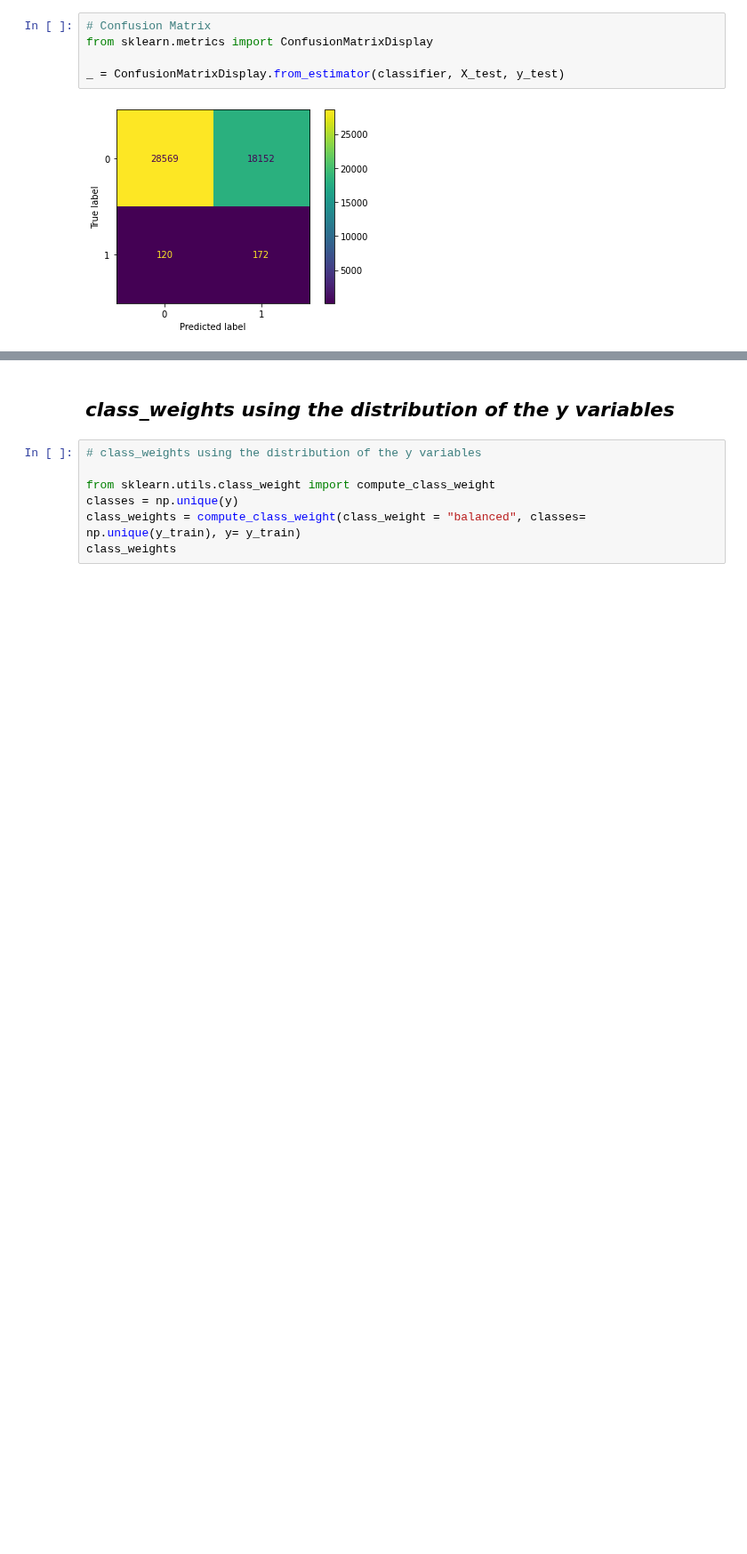
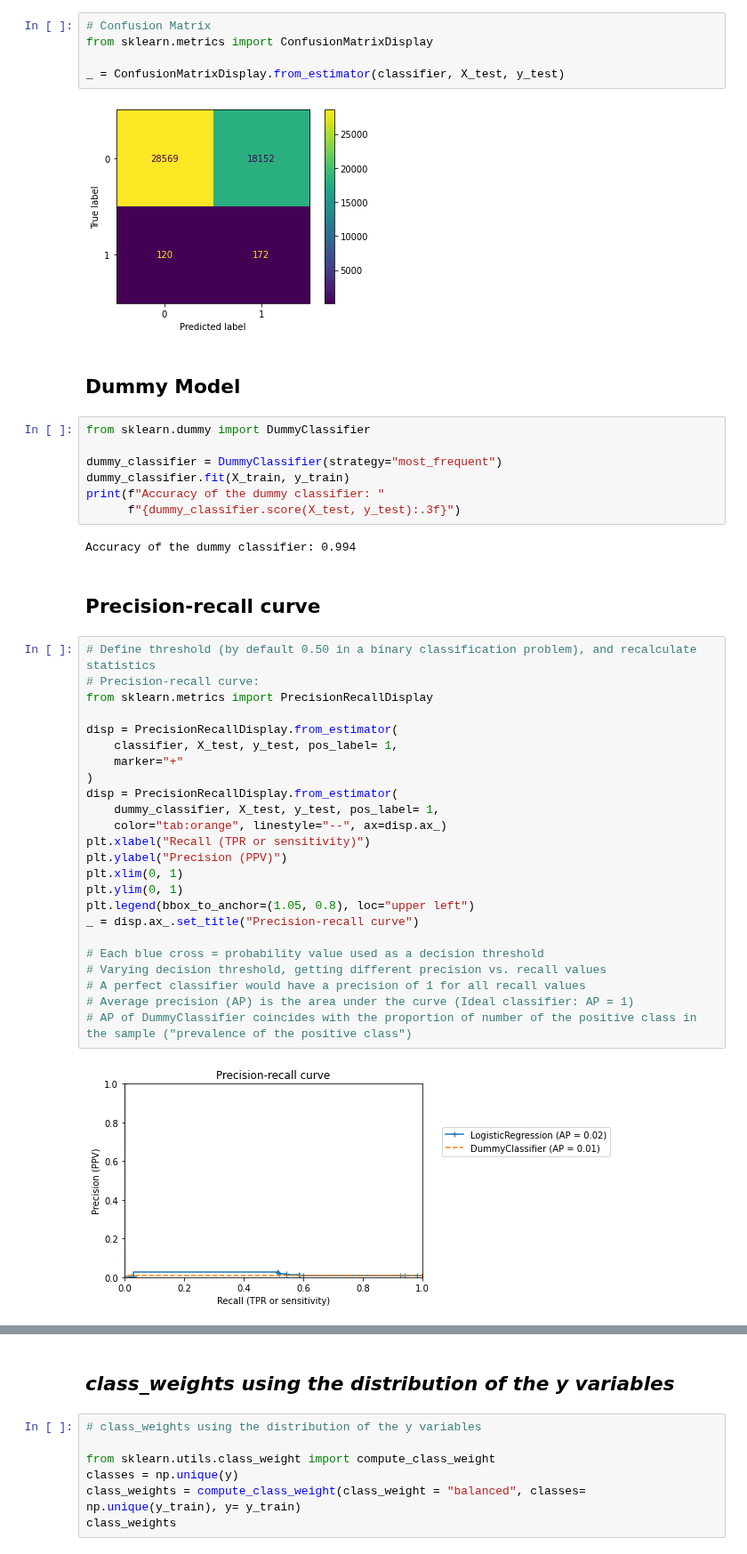
Before and after one commit to Alvaroguijarro97/ML_Group_Project, a Jupyter notebook: Dataframes_combined.ipynb, the cells around one changed output, grey strips where cells are left out. Shown at 89% size. Cells and saved outputs as stored; diff of their text form; blank space fills up the shorter version.

```diff
--- a/Dataframes_combined.ipynb
+++ b/Dataframes_combined.ipynb
@@ -509,3 +509,42 @@ from sklearn.metrics import ConfusionMatrixDisplay
 _ = ConfusionMatrixDisplay.from_estimator(classifier, X_test, y_test)
 # %% [output]
 [figure]
+# %% [markdown]
+## Dummy Model
+# %%
+from sklearn.dummy import DummyClassifier
+
+dummy_classifier = DummyClassifier(strategy="most_frequent")
+dummy_classifier.fit(X_train, y_train)
+print(f"Accuracy of the dummy classifier: "
+      f"{dummy_classifier.score(X_test, y_test):.3f}")
+# %% [output]
+Accuracy of the dummy classifier: 0.994
+# %% [markdown]
+## Precision-recall curve
+# %%
+# Define threshold (by default 0.50 in a binary classification problem), and recalculate statistics
+# Precision-recall curve:
+from sklearn.metrics import PrecisionRecallDisplay
+
+disp = PrecisionRecallDisplay.from_estimator(
+    classifier, X_test, y_test, pos_label= 1,
+    marker="+"
+)
+disp = PrecisionRecallDisplay.from_estimator(
+    dummy_classifier, X_test, y_test, pos_label= 1,
+    color="tab:orange", linestyle="--", ax=disp.ax_)
+plt.xlabel("Recall (TPR or sensitivity)")
+plt.ylabel("Precision (PPV)")
+plt.xlim(0, 1)
+plt.ylim(0, 1)
+plt.legend(bbox_to_anchor=(1.05, 0.8), loc="upper left")
+_ = disp.ax_.set_title("Precision-recall curve")
+
+# Each blue cross = probability value used as a decision threshold
+# Varying decision threshold, getting different precision vs. recall values
+# A perfect classifier would have a precision of 1 for all recall values
+# Average precision (AP) is the area under the curve (Ideal classifier: AP = 1)
+# AP of DummyClassifier coincides with the proportion of number of the positive class in the sample ("prevalence of the positive class")
+# %% [output]
+[figure, added]
```
Also changed, not shown: parts of 5 cells of this notebook.
